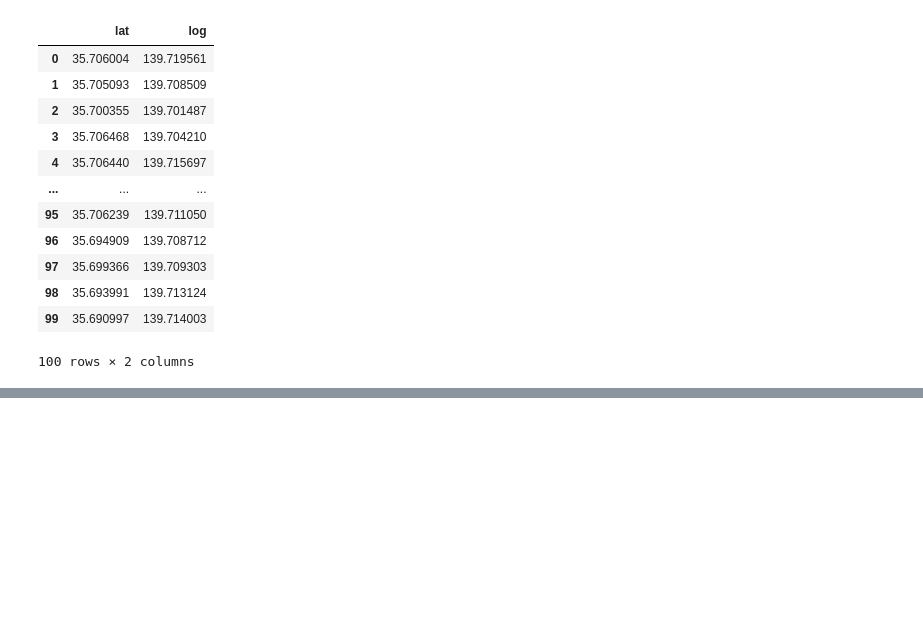
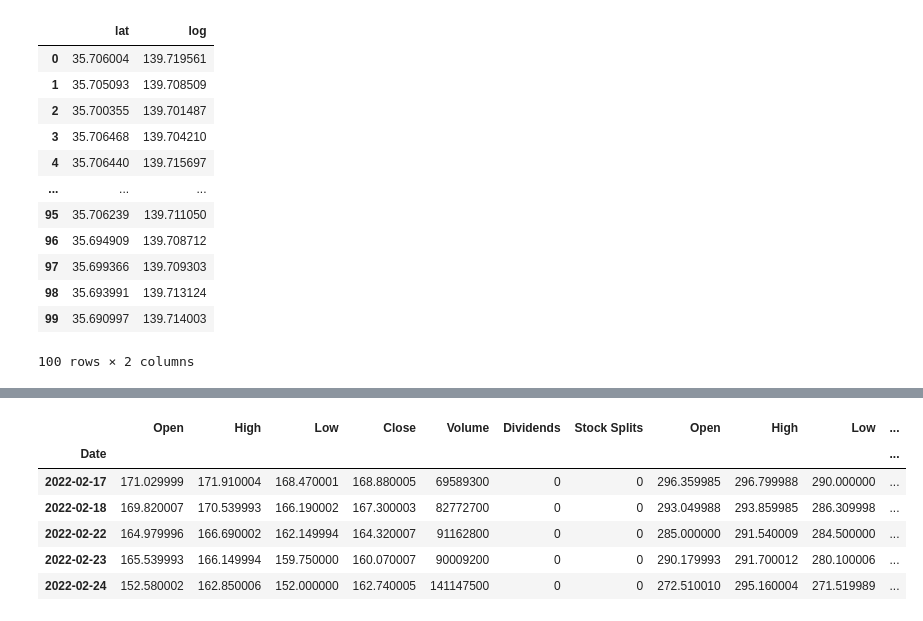
Before and after one commit to bk1923/youtube-streamlit, a Jupyter notebook: Untitled.ipynb, the cells around one changed output, grey strips where cells are left out. Saved outputs shown, nothing was run; the diff lists cells and outputs as text; code cells hidden in the pictures; blank space fills up the shorter version.

```diff
--- a/Untitled.ipynb
+++ b/Untitled.ipynb
@@ -37,0 +95,3 @@ df
+# %%
+hist_msft = yf.Ticker('MSFT').history(period=f'{days}d')
+hist_msft.head()
@@ -37,0 +106,10 @@ df
+# %%
+pd.concat([hist,hist_msft],axis=1).head()
+# %% [output]
+|  | Open | High | Low | Close | Volume | Dividends | Stock Splits | Open | High | Low | ... |
+| Date |  |  |  |  |  |  |  |  |  |  | ... |
+| 2022-02-17 | 171.029999 | 171.910004 | 168.470001 | 168.880005 | 69589300 | 0 | 0 | 296.359985 | 296.799988 | 290.000000 | ... |
+| 2022-02-18 | 169.820007 | 170.539993 | 166.190002 | 167.300003 | 82772700 | 0 | 0 | 293.049988 | 293.859985 | 286.309998 | ... |
+| 2022-02-22 | 164.979996 | 166.690002 | 162.149994 | 164.320007 | 91162800 | 0 | 0 | 285.000000 | 291.540009 | 284.500000 | ... |
+| 2022-02-23 | 165.539993 | 166.149994 | 159.750000 | 160.070007 | 90009200 | 0 | 0 | 290.179993 | 291.700012 | 280.100006 | ... |
+| 2022-02-24 | 152.580002 | 162.850006 | 152.000000 | 162.740005 | 141147500 | 0 | 0 | 272.510010 | 295.160004 | 271.519989 | ... |
```
Also changed, not shown: parts of 32 cells of this notebook, 2 other files.
